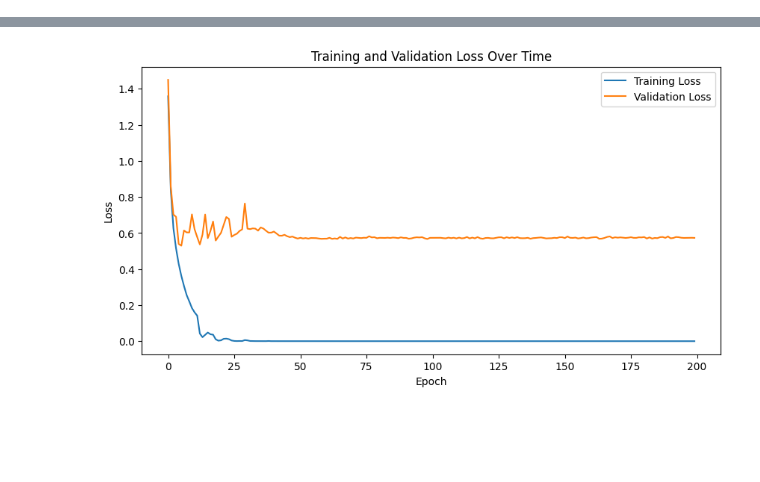
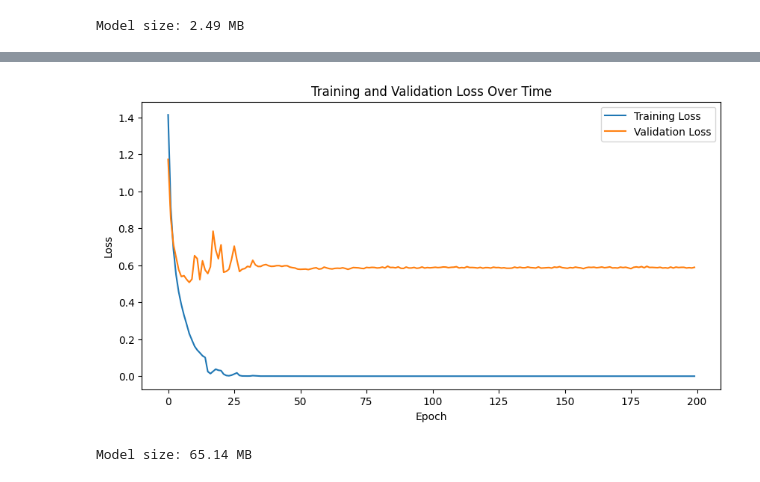
Before and after one commit to RocketDan11/ml, a Jupyter notebook: homework/homework7.ipynb, the cells around one changed output, grey strips where cells are left out. Cells and saved outputs as stored; diff of their text form; code cells hidden in the pictures; blank space fills up the shorter version.

```diff
--- a/homework/homework7.ipynb
+++ b/homework/homework7.ipynb
@@ -321,33 +303,17 @@ Accuracy on test set: 77.81%
+# %%
+def get_model_size(model):
+    total_params = sum(p.numel() for p in model.parameters())
+    size_in_bytes = total_params * 4  # Assuming 32-bit floats
+    size_in_megabytes = size_in_bytes / (1024 ** 2)
+    return size_in_megabytes
+
+model_size = get_model_size(model)
+print(f'Model size: {model_size:.2f} MB')
+# %% [output]
+Model size: 2.49 MB
 # %%
 ##2
-import torch
-import torch.nn as nn
-import torch.optim as optim
-import torchvision
-import torchvision.transforms as transforms
-import time
-import matplotlib.pyplot as plt
 
-# Set device
-device = torch.device('cuda' if torch.cuda.is_available() else 'cpu')
-
-# Data preprocessing
-transform=transforms.Compose([
-        transforms.ToTensor(),
-        transforms.Normalize((0.4915, 0.4823, 0.4468),
-                             (0.2470, 0.2435, 0.2616))
-        ])
-
-# Load CIFAR-10 dataset
-trainset = torchvision.datasets.CIFAR10(root='./data', train=True,
-                                      download=True, transform=transform)
-trainloader = torch.utils.data.DataLoader(trainset, batch_size=128,
-                                        shuffle=True, num_workers=2)
-
-testset = torchvision.datasets.CIFAR10(root='./data', train=False,
-                                     download=True, transform=transform)
-testloader = torch.utils.data.DataLoader(testset, batch_size=128,
-                                       shuffle=False, num_workers=2)
 
 # Define the ResNet block
 class ResBlock(nn.Module):
@@ -372,7 +338,7 @@ class ResBlock(nn.Module):
         out = torch.relu(out)
         return out
 
-# Replace CNN with ResNet10
+
 class ResNet10(nn.Module):
     def __init__(self):
         super(ResNet10, self).__init__()
@@ -421,7 +387,7 @@ scheduler = optim.lr_scheduler.ReduceLROnPlateau(optimizer, 'min', patience=5, f
 
 # Training loop
 train_losses = []
-val_losses = []  # New list for validation losses
+val_losses = []
 start_time = time.time()
 
 for epoch in range(200):
@@ -511 +477,12 @@ Accuracy on test set: 87.62%
-[figure, old version]
+[figure, new version]
+# %%
+def get_model_size(model):
+    total_params = sum(p.numel() for p in model.parameters())
+    size_in_bytes = total_params * 4  # Assuming 32-bit floats
+    size_in_megabytes = size_in_bytes / (1024 ** 2)
+    return size_in_megabytes
+
+model_size = get_model_size(model)
+print(f'Model size: {model_size:.2f} MB')
+# %% [output]
+Model size: 65.14 MB
```
Also changed, not shown: parts of 4 cells of this notebook, 1 other file.
